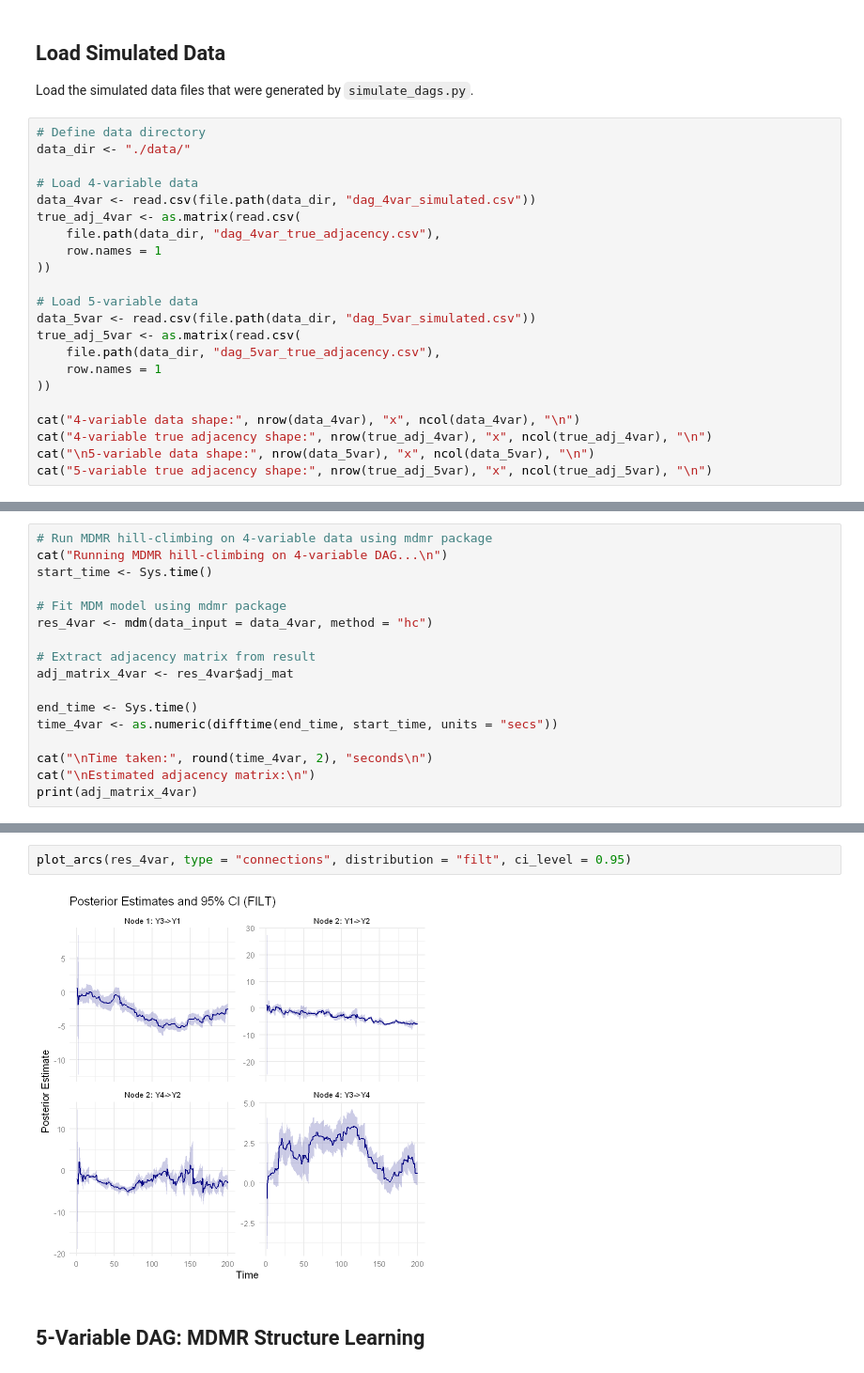
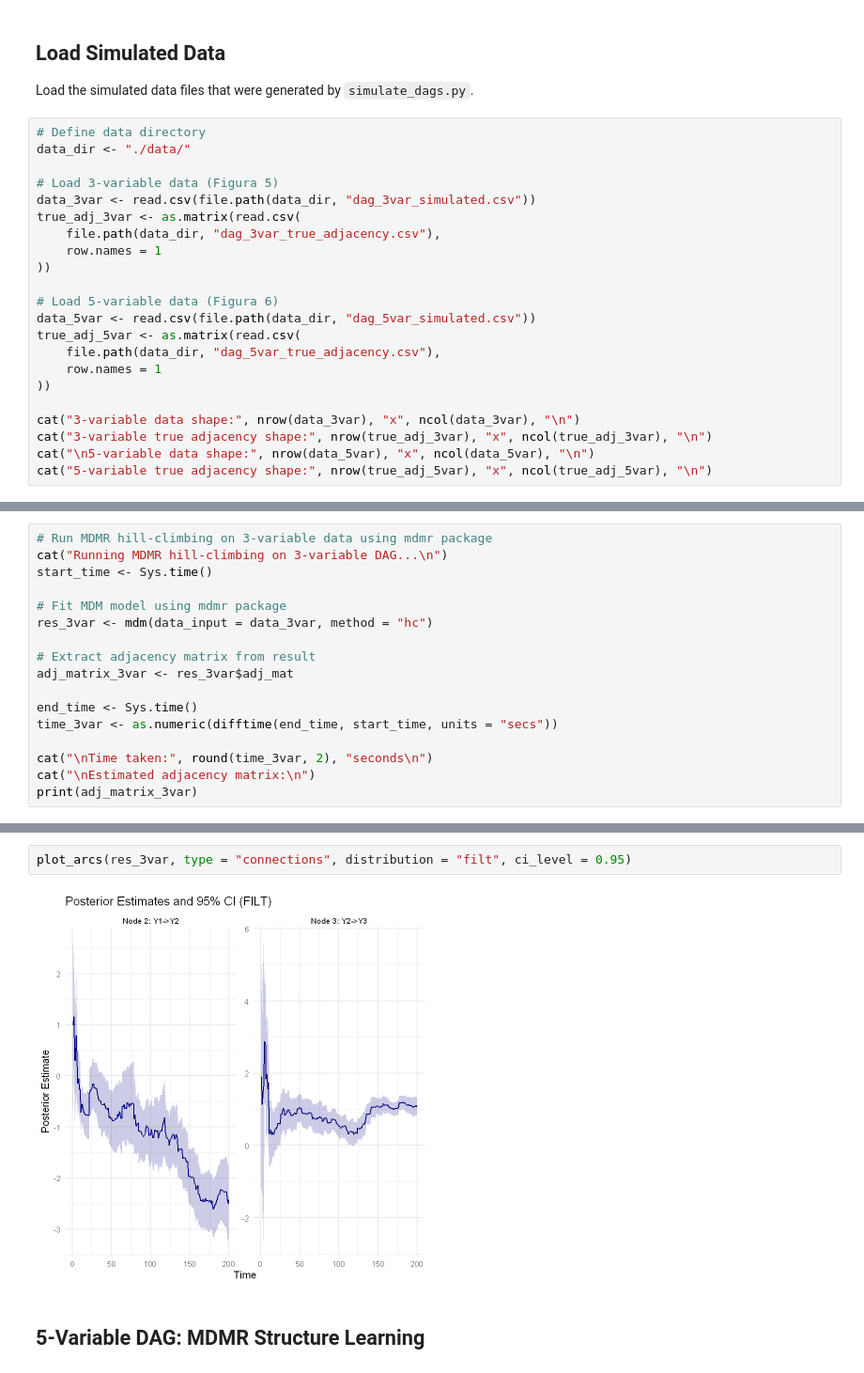
Before and after one commit to maods2/mdmp, a Jupyter notebook: simulation/05_mdmr_structure_learning.ipynb, the cells around one changed output, grey strips where cells are left out. Shown at 94% size. Cells and saved outputs as stored; diff of their text form.

```diff
--- a/simulation/05_mdmr_structure_learning.ipynb
+++ b/simulation/05_mdmr_structure_learning.ipynb
@@ -39,22 +27,22 @@ Load the simulated data files that were generated by `simulate_dags.py`.
 # Define data directory
 data_dir <- "./data/"
 
-# Load 4-variable data
-data_4var <- read.csv(file.path(data_dir, "dag_4var_simulated.csv"))
-true_adj_4var <- as.matrix(read.csv(
-    file.path(data_dir, "dag_4var_true_adjacency.csv"),
+# Load 3-variable data (Figura 5)
+data_3var <- read.csv(file.path(data_dir, "dag_3var_simulated.csv"))
+true_adj_3var <- as.matrix(read.csv(
+    file.path(data_dir, "dag_3var_true_adjacency.csv"),
     row.names = 1
 ))
 
-# Load 5-variable data
+# Load 5-variable data (Figura 6)
 data_5var <- read.csv(file.path(data_dir, "dag_5var_simulated.csv"))
 true_adj_5var <- as.matrix(read.csv(
     file.path(data_dir, "dag_5var_true_adjacency.csv"),
     row.names = 1
 ))
 
-cat("4-variable data shape:", nrow(data_4var), "x", ncol(data_4var), "\n")
-cat("4-variable true adjacency shape:", nrow(true_adj_4var), "x", ncol(true_adj_4var), "\n")
+cat("3-variable data shape:", nrow(data_3var), "x", ncol(data_3var), "\n")
+cat("3-variable true adjacency shape:", nrow(true_adj_3var), "x", ncol(true_adj_3var), "\n")
 cat("\n5-variable data shape:", nrow(data_5var), "x", ncol(data_5var), "\n")
 cat("5-variable true adjacency shape:", nrow(true_adj_5var), "x", ncol(true_adj_5var), "\n")
 # %% [output]
@@ -68,18 +56,18 @@ cat("5-variable true adjacency shape:", nrow(true_adj_5var), "x", ncol(true_adj_
 # %%
-# Run MDMR hill-climbing on 4-variable data using mdmr package
-cat("Running MDMR hill-climbing on 4-variable DAG...\n")
+# Run MDMR hill-climbing on 3-variable data using mdmr package
+cat("Running MDMR hill-climbing on 3-variable DAG...\n")
 start_time <- Sys.time()
 
 # Fit MDM model using mdmr package
-res_4var <- mdm(data_input = data_4var, method = "hc")
+res_3var <- mdm(data_input = data_3var, method = "hc")
 
 # Extract adjacency matrix from result
-adj_matrix_4var <- res_4var$adj_mat
+adj_matrix_3var <- res_3var$adj_mat
 
 end_time <- Sys.time()
-time_4var <- as.numeric(difftime(end_time, start_time, units = "secs"))
+time_3var <- as.numeric(difftime(end_time, start_time, units = "secs"))
 
-cat("\nTime taken:", round(time_4var, 2), "seconds\n")
+cat("\nTime taken:", round(time_3var, 2), "seconds\n")
 cat("\nEstimated adjacency matrix:\n")
-print(adj_matrix_4var)
+print(adj_matrix_3var)
 # %% [output]
@@ -135,7 +129,7 @@ Number of edges (true): 4
 # %%
-plot_arcs(res_4var, type = "connections", distribution = "filt", ci_level = 0.95)
+plot_arcs(res_3var, type = "connections", distribution = "filt", ci_level = 0.95)
 # %% [output]
-[figure, old version]
+[figure, new version]
 # %% [markdown]
 ## 5-Variable DAG: MDMR Structure Learning
 # %%
```
Also changed, not shown: parts of 11 cells of this notebook, 17 other files.
